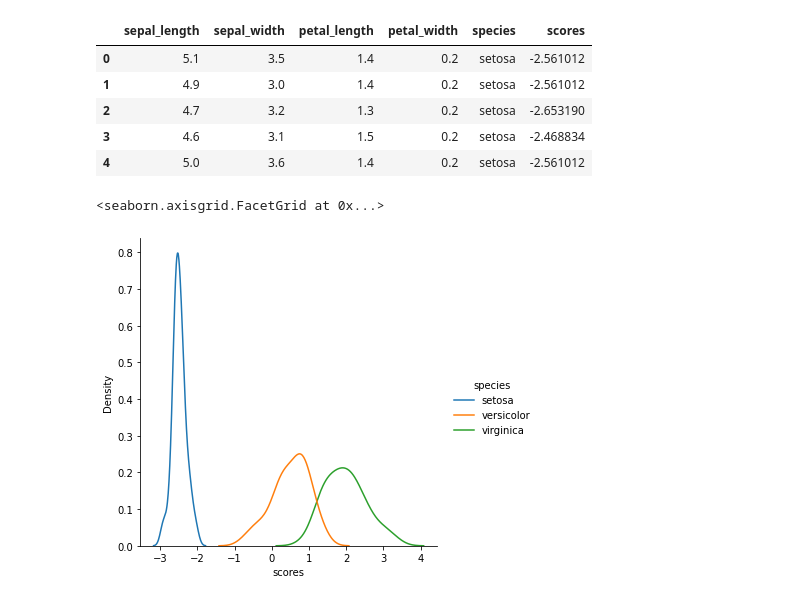
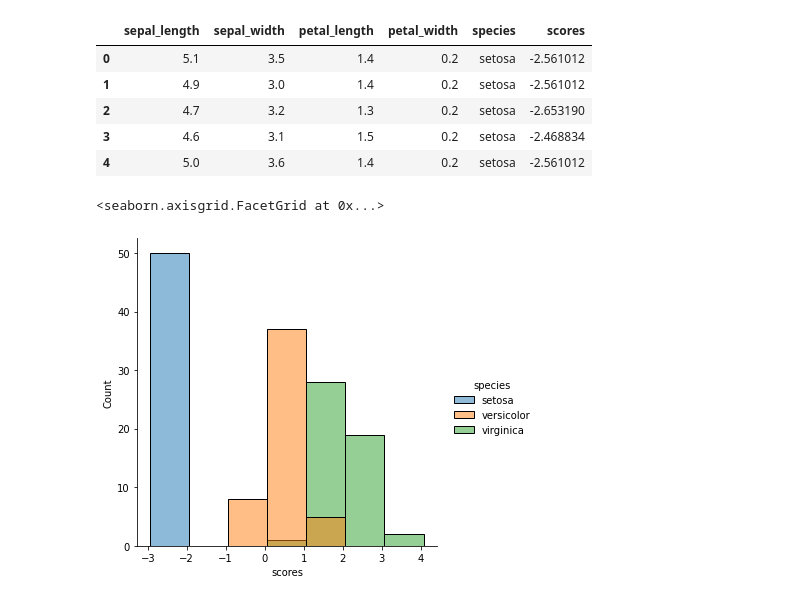
Before and after one commit to tlooden/BMS13, a Jupyter notebook: BMS13python.ipynb, the cells around one changed output. Drawn from its saved outputs; the diff is of its cells as text; code cells hidden in the pictures.

```diff
--- a/BMS13python.ipynb
+++ b/BMS13python.ipynb
@@ -255,7 +271,7 @@ iris.head()
 # %%
 # Plot the new scores with our labels
 
-sns.displot(data=iris,x='scores', hue ='species', kind ='kde')
+sns.displot(data=iris,x='scores', hue ='species', kind ='hist', binwidth = 1)
 # %% [output]
 <seaborn.axisgrid.FacetGrid at 0x...>
-[figure, old version]
+[figure, new version]
```
Also changed, not shown: parts of 3 cells of this notebook.
